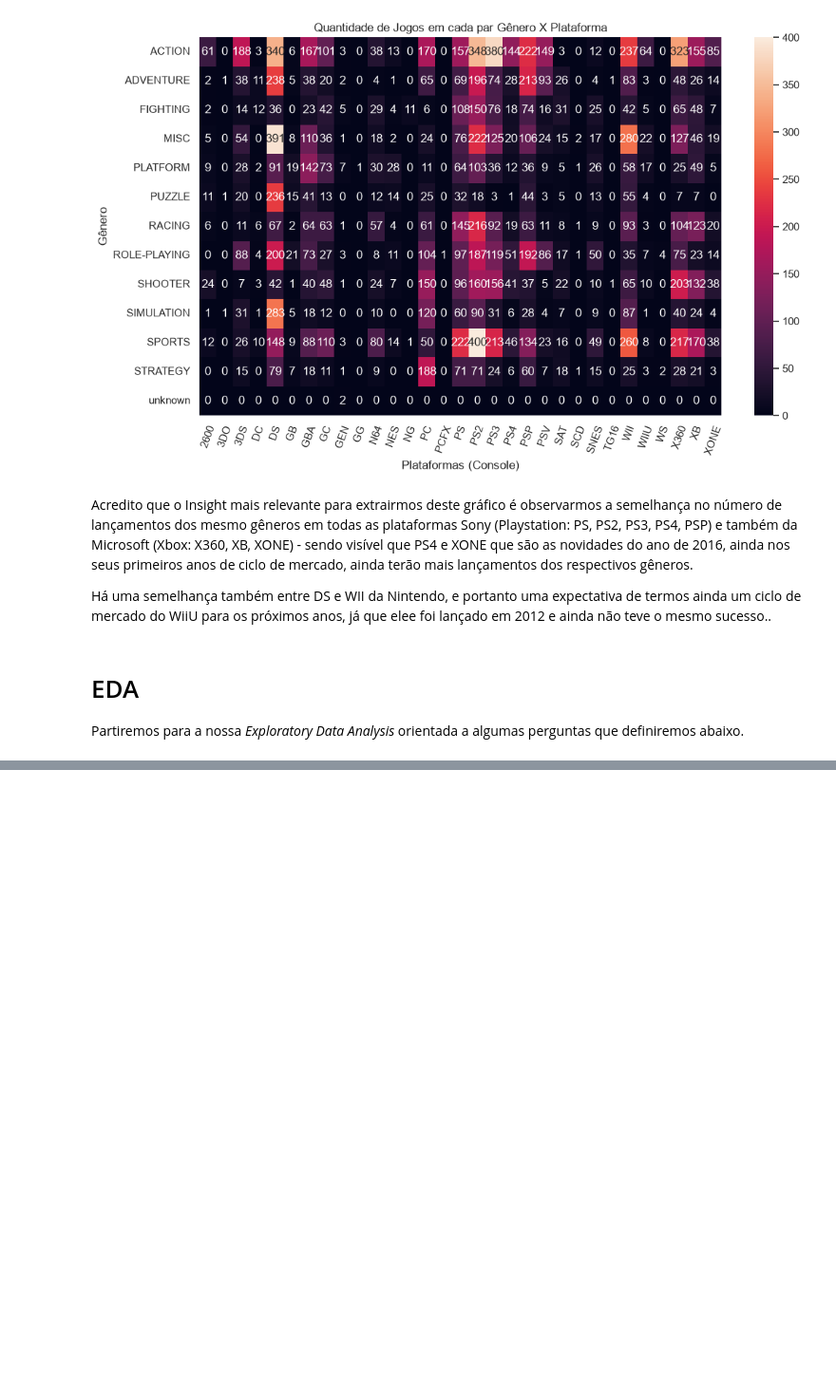
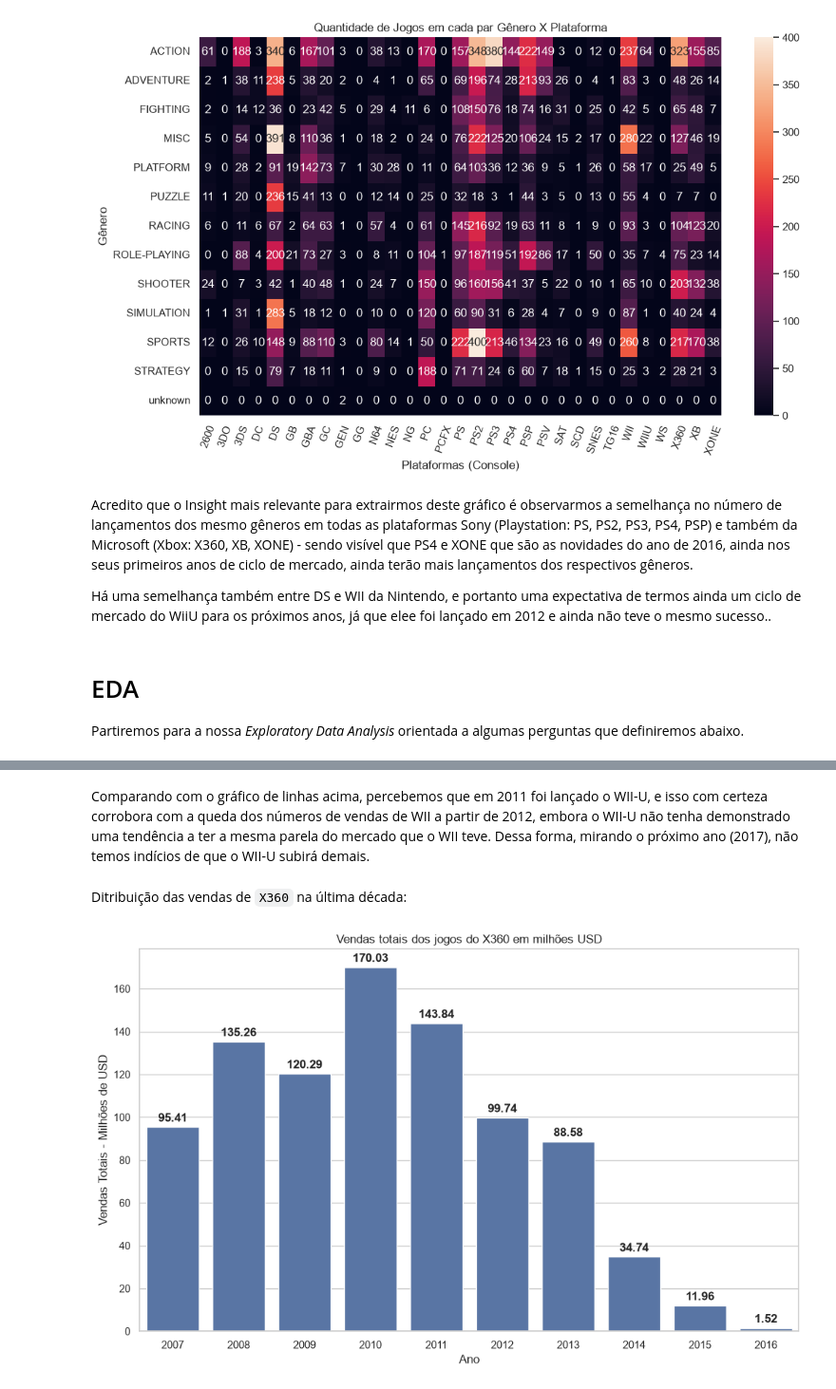
Before and after one commit to JLMB2015/games-analysis, a Jupyter notebook: project.ipynb, the cells around one changed output, grey strips where cells are left out. Shown at 95% size. Cells and saved outputs as stored; diff of their text form; code cells hidden in the pictures; blank space fills up the shorter version.

```diff
--- a/project.ipynb
+++ b/project.ipynb
@@ -1926,0 +2620,27 @@ Doravante, nossas análises seguirão o DataFrame abaixo:
+# %% [markdown]
+Comparando com o gráfico de linhas acima, percebemos que em 2011 foi lançado o WII-U, e isso com certeza corrobora com a queda dos números de vendas de WII a partir de 2012, embora o WII-U não tenha demonstrado uma tendência a ter a mesma parela do mercado que o WII teve. Dessa forma, mirando o próximo ano (2017), não temos indícios de que o WII-U subirá demais.
+# %% [markdown]
+Ditribuição das vendas de `X360` na última década:
+# %%
+x360_mask = main_df['platform'] == 'X360'
+x360_df = main_df[x360_mask]
+x360_df = x360_df.groupby('year_of_release')['total_sales'].sum().reset_index()
+
+graph = sns.barplot(data=x360_df, x='year_of_release',y='total_sales')
+
+# Adiciona rótulos acima de cada barra
+for p in graph.patches:
+    graph.annotate(
+        f'{p.get_height():,.2f}',                       # valor da barra formatado
+        (p.get_x() + p.get_width()/2, p.get_height()),  # posição: centro e topo da barra
+        ha='center', va='bottom', fontweight='bold',    # alinhamento central e negrito
+        xytext=(0, 3), textcoords='offset points'       # deslocamento de 3 pontos acima da barra
+    )
+
+plt.title('Vendas totais dos jogos do X360 em milhões USD')
+plt.xlabel(xlabel="Ano")
+plt.ylabel(ylabel="Vendas Totais - Milhões de USD")
+
+plt.show(graph)
+# %% [output]
+[figure, added]
```
Also changed, not shown: parts of 103 cells of this notebook.
